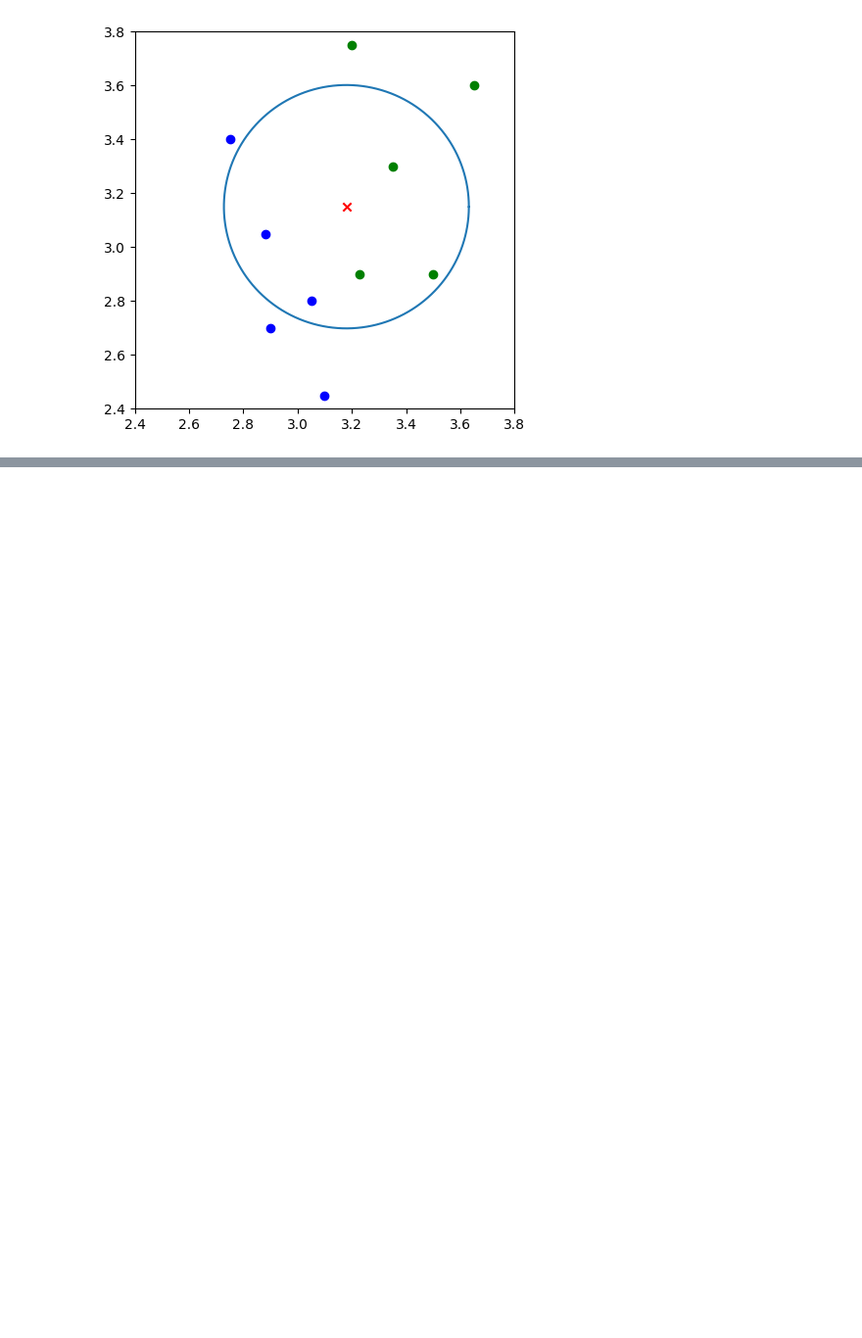
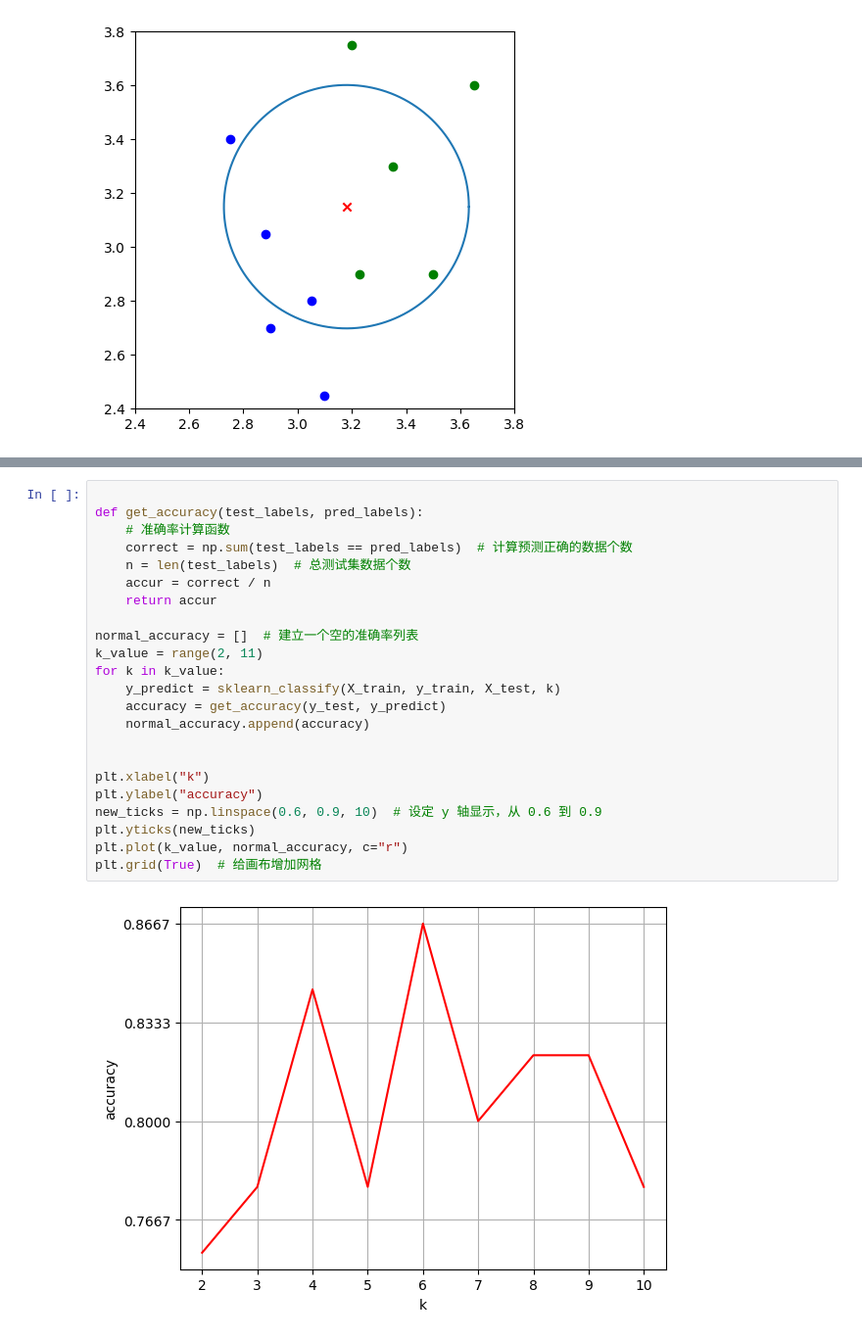
Before and after one commit to thethingiswaiter/Machine_Learning, a Jupyter notebook: linearClassification/K-Nearest_Neighbors.ipynb, the cells around one changed output, grey strips where cells are left out. Shown: that part at 98% size. Drawn from its saved outputs; the diff is of its cells as text; blank space fills up the shorter version.

```diff
--- a/linearClassification/K-Nearest_Neighbors.ipynb
+++ b/linearClassification/K-Nearest_Neighbors.ipynb
@@ -181,0 +257,25 @@ interact(
+# %%
+
+def get_accuracy(test_labels, pred_labels):
+    # 准确率计算函数
+    correct = np.sum(test_labels == pred_labels)  # 计算预测正确的数据个数
+    n = len(test_labels)  # 总测试集数据个数
+    accur = correct / n
+    return accur
+
+normal_accuracy = []  # 建立一个空的准确率列表
+k_value = range(2, 11)
+for k in k_value:
+    y_predict = sklearn_classify(X_train, y_train, X_test, k)
+    accuracy = get_accuracy(y_test, y_predict)
+    normal_accuracy.append(accuracy)
+
+
+plt.xlabel("k")
+plt.ylabel("accuracy")
+new_ticks = np.linspace(0.6, 0.9, 10)  # 设定 y 轴显示，从 0.6 到 0.9
+plt.yticks(new_ticks)
+plt.plot(k_value, normal_accuracy, c="r")
+plt.grid(True)  # 给画布增加网格
+# %% [output]
+[figure, added]
```
Also changed, not shown: parts of 4 cells of this notebook.
